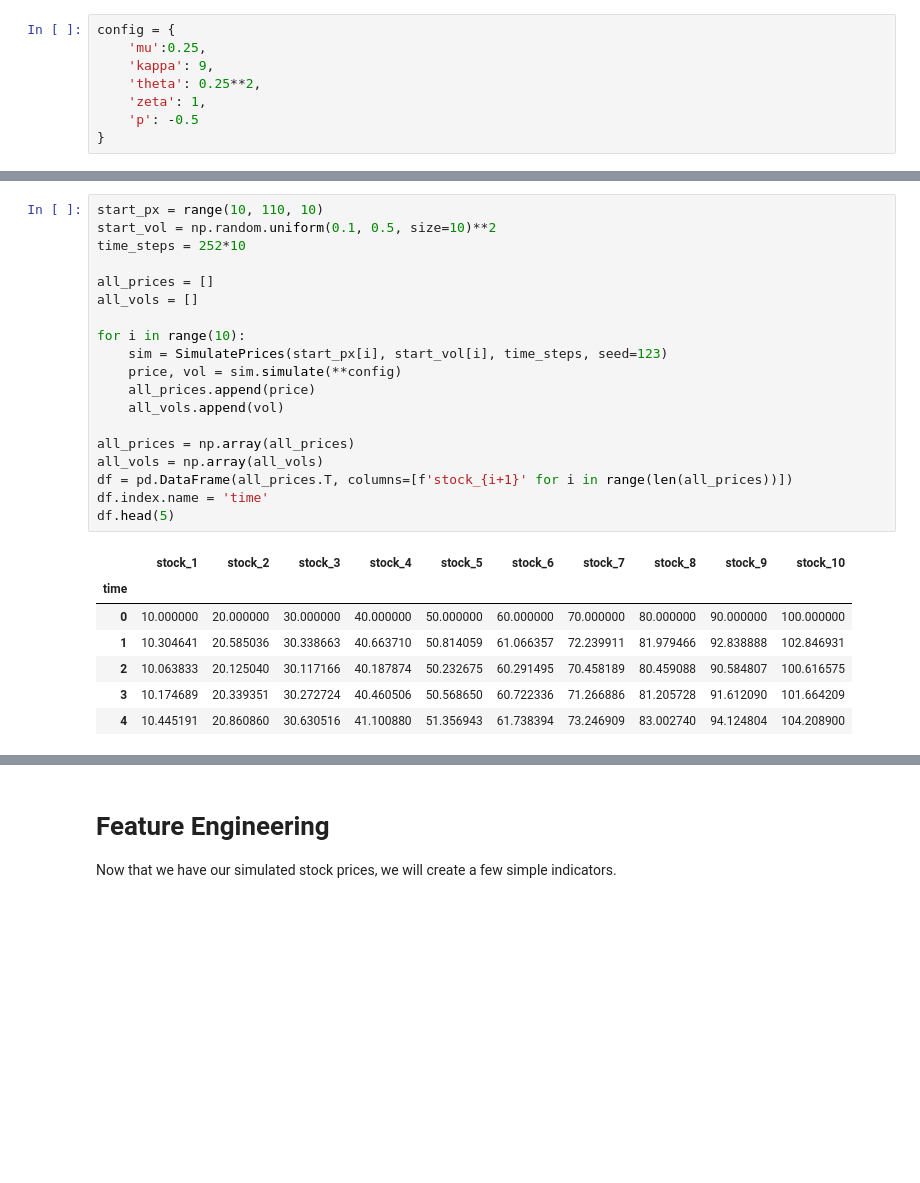
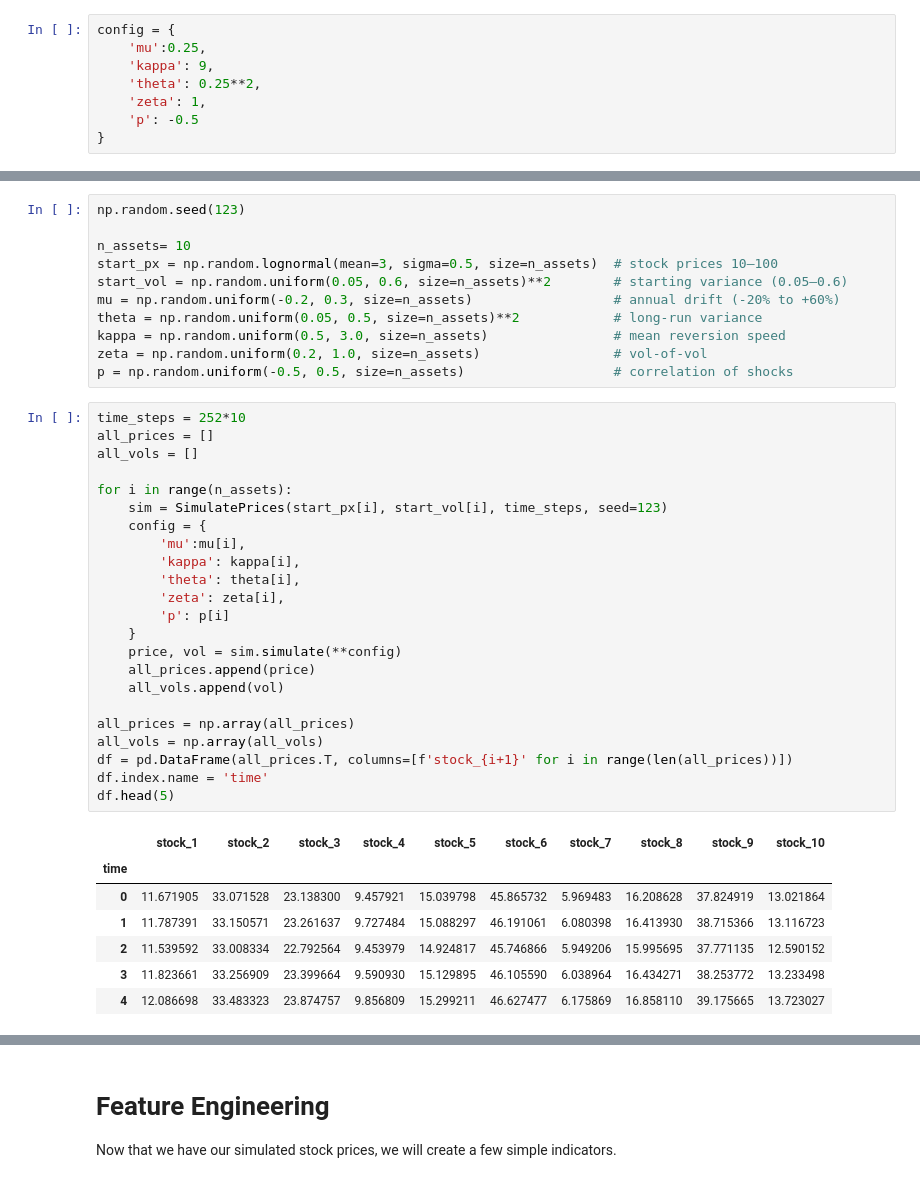
Before and after one commit to finnlimjc/Proximal-Policy-Optimization-on-Simulated-Price-Data, a Jupyter notebook: notebooks/introduction_to_reinforcement_learning.ipynb, the cells around one changed output, grey strips where cells are left out. Cells and saved outputs as stored; diff of their text form; blank space fills up the shorter version.

```diff
--- a/notebooks/introduction_to_reinforcement_learning.ipynb
+++ b/notebooks/introduction_to_reinforcement_learning.ipynb
@@ -98,27 +98,42 @@ plt.show()
+# %%
+np.random.seed(123)
+
+n_assets= 10
+start_px = np.random.lognormal(mean=3, sigma=0.5, size=n_assets)  # stock prices 10–100
+start_vol = np.random.uniform(0.05, 0.6, size=n_assets)**2        # starting variance (0.05–0.6)
+mu = np.random.uniform(-0.2, 0.3, size=n_assets)                  # annual drift (-20% to +60%)
+theta = np.random.uniform(0.05, 0.5, size=n_assets)**2            # long-run variance
+kappa = np.random.uniform(0.5, 3.0, size=n_assets)                # mean reversion speed
+zeta = np.random.uniform(0.2, 1.0, size=n_assets)                 # vol-of-vol
+p = np.random.uniform(-0.5, 0.5, size=n_assets)                   # correlation of shocks
 # %%
-start_px = range(10, 110, 10)
-start_vol = np.random.uniform(0.1, 0.5, size=10)**2
 time_steps = 252*10
-
 all_prices = []
 all_vols = []
 
-for i in range(10):
+for i in range(n_assets):
     sim = SimulatePrices(start_px[i], start_vol[i], time_steps, seed=123)
+    config = {
+        'mu':mu[i],
+        'kappa': kappa[i],
+        'theta': theta[i],
+        'zeta': zeta[i],
+        'p': p[i]
+    }
     price, vol = sim.simulate(**config)
     all_prices.append(price)
     all_vols.append(vol)
 
 all_prices = np.array(all_prices)
 all_vols = np.array(all_vols)
 df = pd.DataFrame(all_prices.T, columns=[f'stock_{i+1}' for i in range(len(all_prices))])
 df.index.name = 'time'
 df.head(5)
 # %% [output]
 |  | stock_1 | stock_2 | stock_3 | stock_4 | stock_5 | stock_6 | stock_7 | stock_8 | stock_9 | stock_10 |
 | time |  |  |  |  |  |  |  |  |  |  |
-| 0 | 10.000000 | 20.000000 | 30.000000 | 40.000000 | 50.000000 | 60.000000 | 70.000000 | 80.000000 | 90.000000 | 100.000000 |
-| 1 | 10.304641 | 20.585036 | 30.338663 | 40.663710 | 50.814059 | 61.066357 | 72.239911 | 81.979466 | 92.838888 | 102.846931 |
-| 2 | 10.063833 | 20.125040 | 30.117166 | 40.187874 | 50.232675 | 60.291495 | 70.458189 | 80.459088 | 90.584807 | 100.616575 |
-| 3 | 10.174689 | 20.339351 | 30.272724 | 40.460506 | 50.568650 | 60.722336 | 71.266886 | 81.205728 | 91.612090 | 101.664209 |
-| 4 | 10.445191 | 20.860860 | 30.630516 | 41.100880 | 51.356943 | 61.738394 | 73.246909 | 83.002740 | 94.124804 | 104.208900 |
+| 0 | 11.671905 | 33.071528 | 23.138300 | 9.457921 | 15.039798 | 45.865732 | 5.969483 | 16.208628 | 37.824919 | 13.021864 |
+| 1 | 11.787391 | 33.150571 | 23.261637 | 9.727484 | 15.088297 | 46.191061 | 6.080398 | 16.413930 | 38.715366 | 13.116723 |
+| 2 | 11.539592 | 33.008334 | 22.792564 | 9.453979 | 14.924817 | 45.746866 | 5.949206 | 15.995695 | 37.771135 | 12.590152 |
+| 3 | 11.823661 | 33.256909 | 23.399664 | 9.590930 | 15.129895 | 46.105590 | 6.038964 | 16.434271 | 38.253772 | 13.233498 |
+| 4 | 12.086698 | 33.483323 | 23.874757 | 9.856809 | 15.299211 | 46.627477 | 6.175869 | 16.858110 | 39.175665 | 13.723027 |
```
Also changed, not shown: parts of 10 cells of this notebook.
